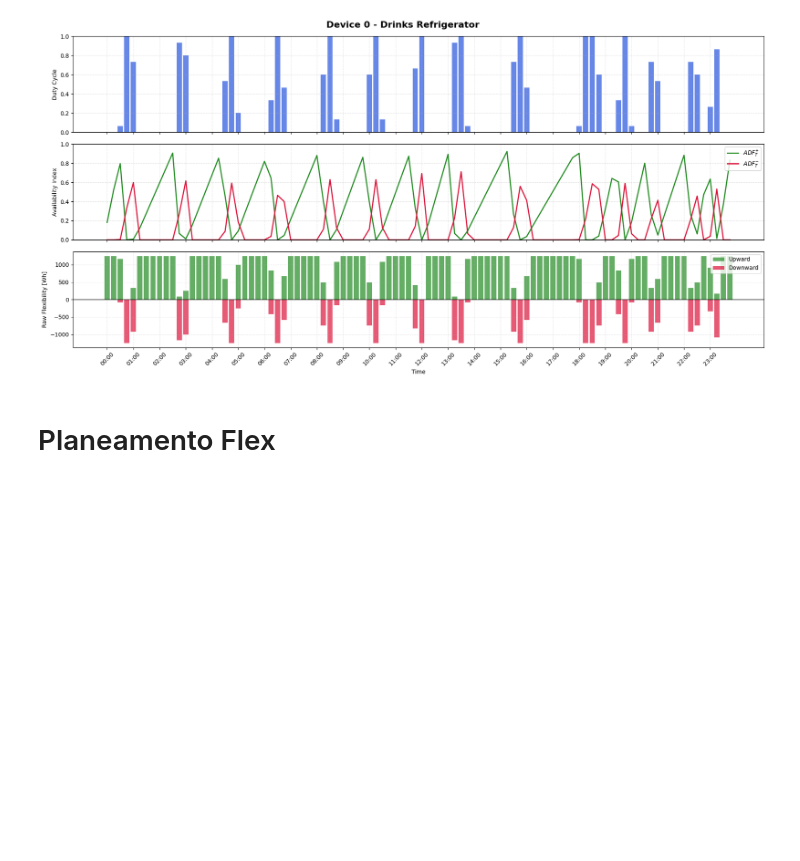
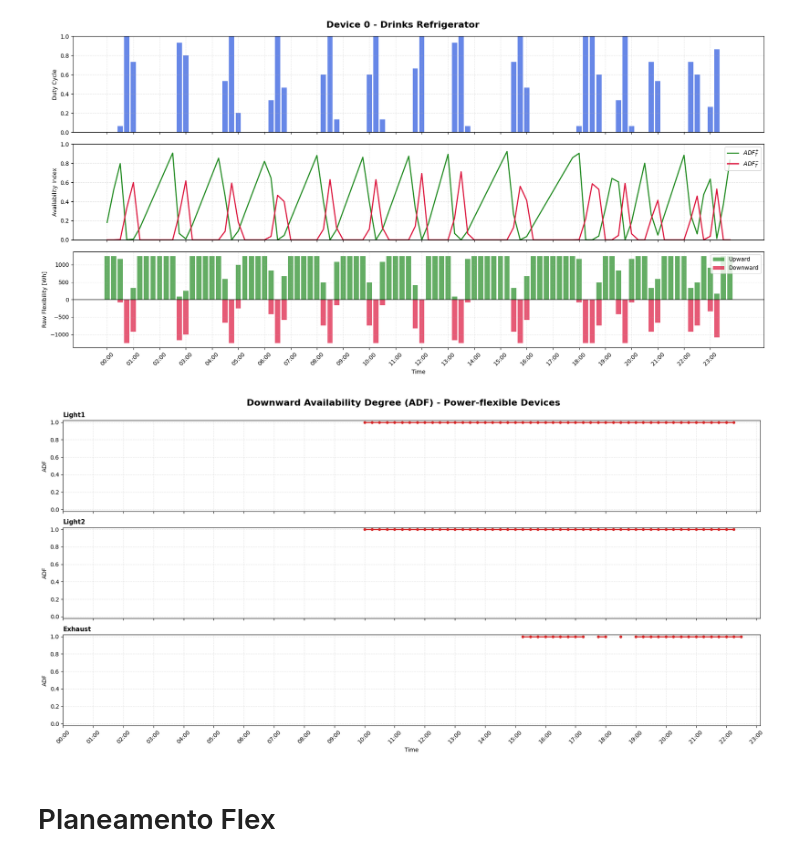
Before and after one commit to luistmartins/thesis_ik, a Jupyter notebook: Planeamento_Flexibility_24.ipynb, the cells around one changed output. Cells and saved outputs as stored; diff of their text form; code cells hidden in the pictures; blank space fills up the shorter version.

```diff
--- a/Planeamento_Flexibility_24.ipynb
+++ b/Planeamento_Flexibility_24.ipynb
@@ -1144,6 +1144,84 @@ def plot_time_flex_device_summary(j, df=flexibility_15min_device):
 plot_time_flex_device_summary(0, df=flexibility_15min_device)
 # %% [output]
 [figure]
+# %%
+import matplotlib.pyplot as plt
+import numpy as np
+
+
+def plot_adf_p_lines(flexibility_15min_device):
+    """
+    One line plot per power-flexible device showing ADF_P_down over time.
+    """
+
+    df = flexibility_15min_device.copy()
+    df = df[df["Type"] == 1].copy()
+
+    if df.empty:
+        print("No power-flexible devices found.")
+        return
+
+    devices = df["appliance_j"].unique()
+    n = len(devices)
+
+    fig, axes = plt.subplots(
+        n,
+        1,
+        figsize=(18, max(3*n, 4)),
+        sharex=True
+    )
+
+    if n == 1:
+        axes = [axes]
+
+    for ax, j in zip(axes, devices):
+
+        dfj = (
+            df[df["appliance_j"] == j]
+            .sort_values("block")
+        )
+
+        x = np.arange(len(dfj))
+
+        ax.plot(
+            x,
+            dfj["AI_P_down"],
+            "-o",
+            color="tab:red",
+            linewidth=2,
+            markersize=4
+        )
+
+        ax.set_ylim(-0.02, 1.02)
+        ax.set_ylabel("ADF")
+
+        ax.set_title(
+            dfj["appliance_name"].iloc[0],
+            loc="left",
+            fontsize=11,
+            fontweight="bold"
+        )
+
+        ax.grid(True, linestyle="--", alpha=0.3)
+
+    labels = dfj["time"].astype(str).values
+    step = max(1, len(labels)//24)
+
+    axes[-1].set_xticks(x[::step])
+    axes[-1].set_xticklabels(labels[::step], rotation=45)
+    axes[-1].set_xlabel("Time")
+
+    fig.suptitle(
+        "Downward Availability Degree (ADF) - Power-flexible Devices",
+        fontsize=16,
+        fontweight="bold"
+    )
+
+    plt.tight_layout()
+    plt.show()
+plot_adf_p_lines(flexibility_15min_device)
+# %% [output]
+[figure, added]
 # %% [markdown]
 # Planeamento Flex
 # %%
```
Also changed, not shown: parts of 10 cells of this notebook.
